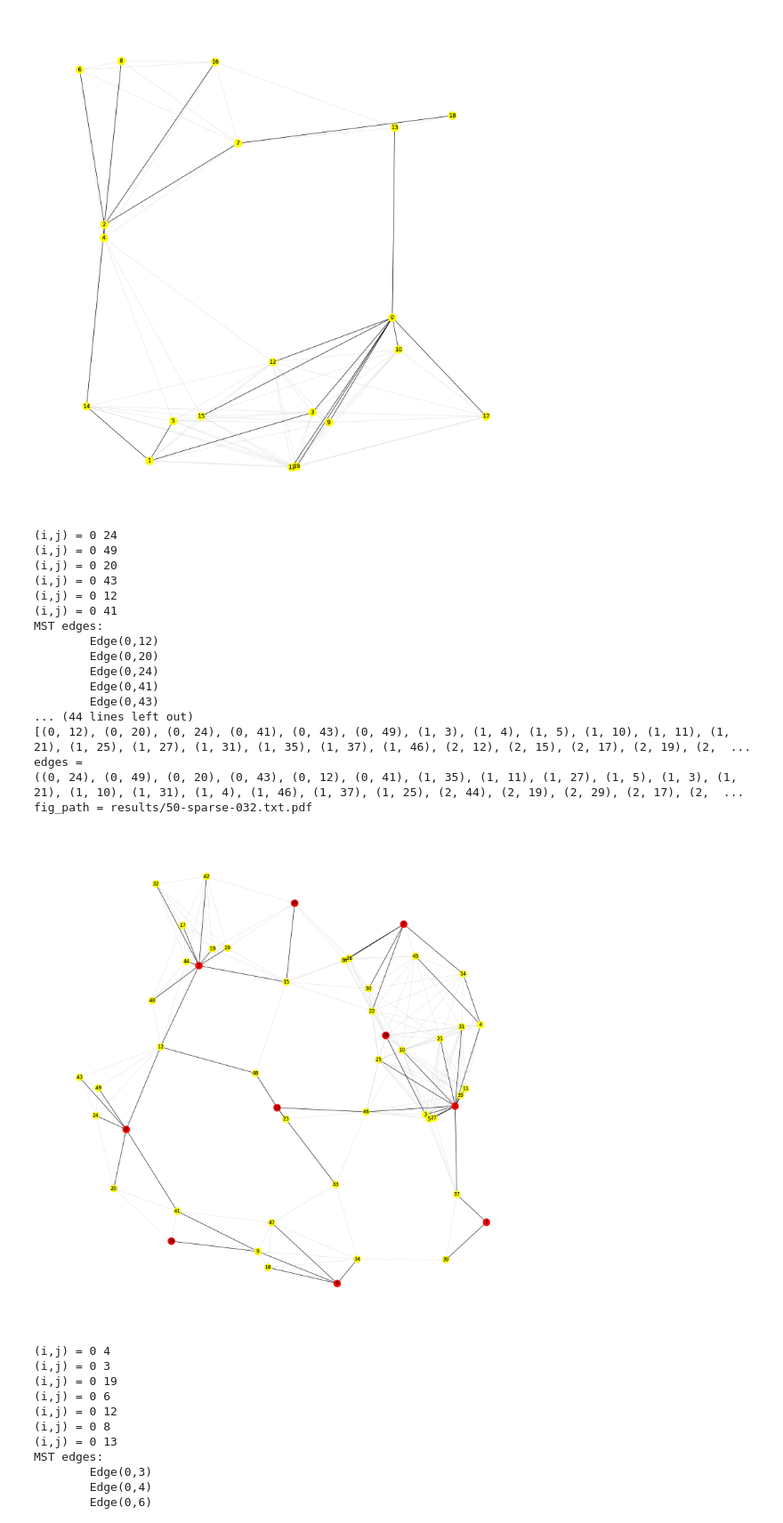
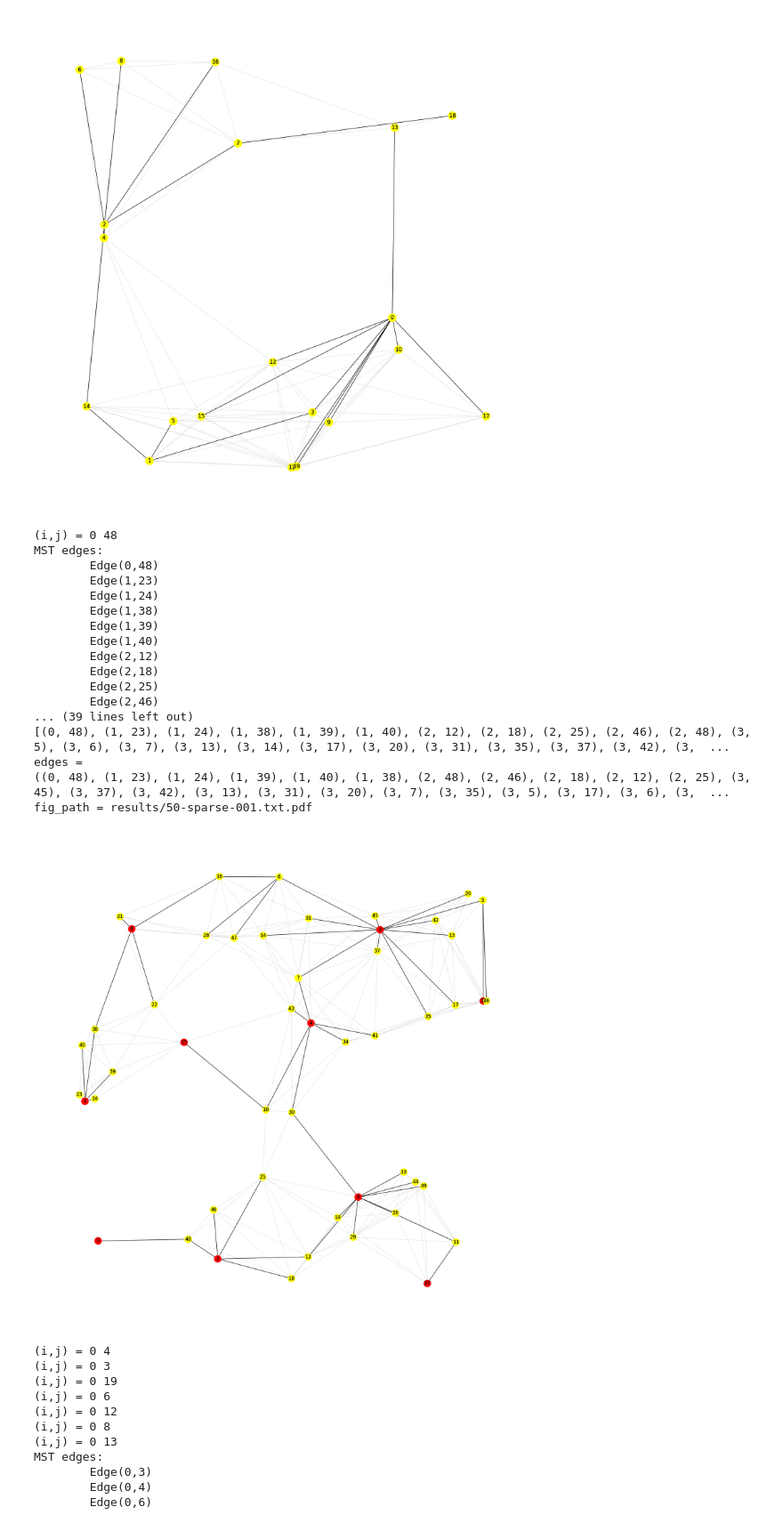
Before and after one commit to lamductan/SCDS, a Jupyter notebook: draw_graph.ipynb, the cells around one changed output. Shown at 89% size. Drawn from its saved outputs; the diff is of its cells as text; code cells hidden in the pictures.

```diff
--- a/draw_graph.ipynb
+++ b/draw_graph.ipynb
@@ -143,26 +143,26 @@ edges =
 fig_path = results/20-sparse-002.txt.pdf
 [figure]
 # %%
-draw_graph("gen_random_networks/50/sparse/032.txt", figsize=17, MIS_nodes=[0,1,2,6,7,8,13,16,26,28])
+draw_graph("gen_random_networks/50/sparse/001.txt", figsize=17, MIS_nodes=[0,1,2,3,4,8,9,15,27,32])
 # %% [output]
-(i,j) = 0 24
-(i,j) = 0 49
-(i,j) = 0 20
-(i,j) = 0 43
-(i,j) = 0 12
-(i,j) = 0 41
+(i,j) = 0 48
 MST edges:
-        Edge(0,12)
-        Edge(0,20)
-        Edge(0,24)
-        Edge(0,41)
-        Edge(0,43)
-... (44 lines left out)
-[(0, 12), (0, 20), (0, 24), (0, 41), (0, 43), (0, 49), (1, 3), (1, 4), (1, 5), (1, 10), (1, 11), (1, 21), (1, 25), (1, 27), (1, 31), (1, 35), (1, 37), (1, 46), (2, 12), (2, 15), (2, 17), (2, 19), (2,  ...
+        Edge(0,48)
+        Edge(1,23)
+        Edge(1,24)
+        Edge(1,38)
+        Edge(1,39)
+        Edge(1,40)
+        Edge(2,12)
+        Edge(2,18)
+        Edge(2,25)
+        Edge(2,46)
+... (39 lines left out)
+[(0, 48), (1, 23), (1, 24), (1, 38), (1, 39), (1, 40), (2, 12), (2, 18), (2, 25), (2, 46), (2, 48), (3, 5), (3, 6), (3, 7), (3, 13), (3, 14), (3, 17), (3, 20), (3, 31), (3, 35), (3, 37), (3, 42), (3,  ...
 edges =
-((0, 24), (0, 49), (0, 20), (0, 43), (0, 12), (0, 41), (1, 35), (1, 11), (1, 27), (1, 5), (1, 3), (1, 21), (1, 10), (1, 31), (1, 4), (1, 46), (1, 37), (1, 25), (2, 44), (2, 19), (2, 29), (2, 17), (2,  ...
-fig_path = results/50-sparse-032.txt.pdf
+((0, 48), (1, 23), (1, 24), (1, 39), (1, 40), (1, 38), (2, 48), (2, 46), (2, 18), (2, 12), (2, 25), (3, 45), (3, 37), (3, 42), (3, 13), (3, 31), (3, 20), (3, 7), (3, 35), (3, 5), (3, 17), (3, 6), (3,  ...
+fig_path = results/50-sparse-001.txt.pdf
-[figure, old version]
+[figure, new version]
 # %%
 draw_graph("gen_random_networks/20/sparse/050.txt", MIS_nodes=[0,1,10])
 # %% [output]
```
Also changed, not shown: 8 other files.
